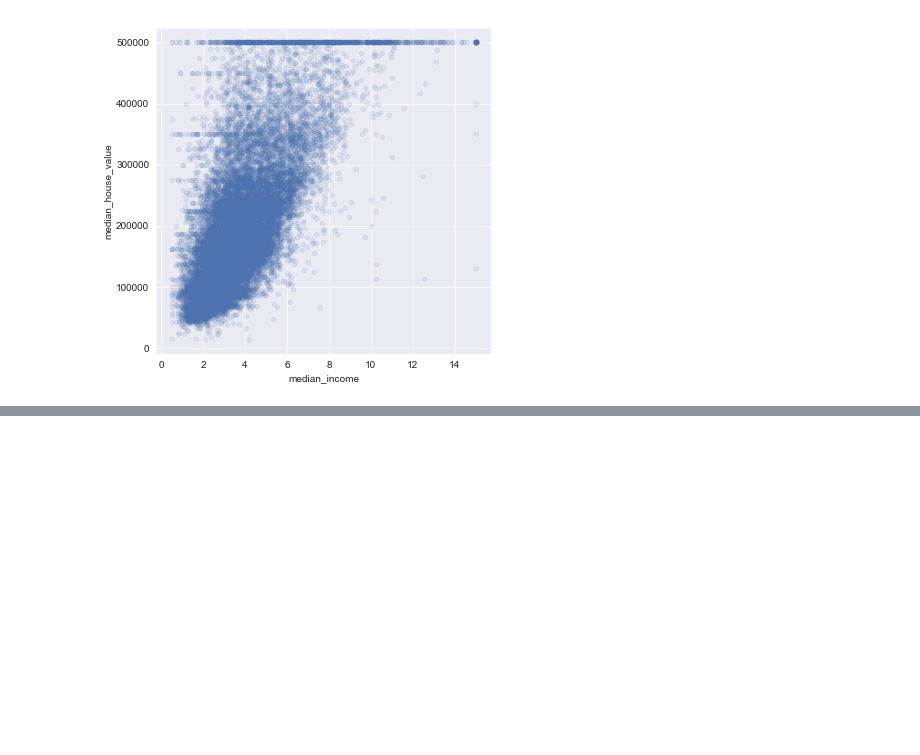
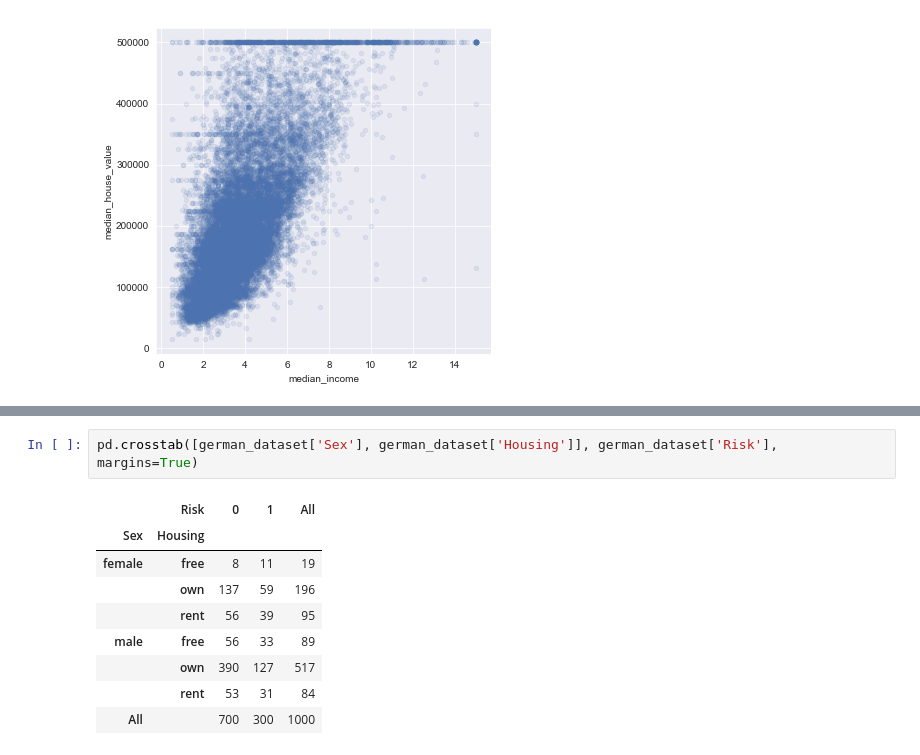
Before and after one commit to jbaeckn/machine-learning-notes, a Jupyter notebook: statistics/190320_machine_learning_statistics.ipynb, the cells around one changed output, grey strips where cells are left out. Drawn from its saved outputs; the diff is of its cells as text; blank space fills up the shorter version.

```diff
--- a/statistics/190320_machine_learning_statistics.ipynb
+++ b/statistics/190320_machine_learning_statistics.ipynb
@@ -349,0 +361,12 @@ housing_data.plot(kind='scatter', x='median_income', y='median_house_value', alp
+# %%
+pd.crosstab([german_dataset['Sex'], german_dataset['Housing']], german_dataset['Risk'], margins=True)
+# %% [output]
+|  | Risk | 0 | 1 | All |
+| Sex | Housing |  |  |  |
+| female | free | 8 | 11 | 19 |
+|  | own | 137 | 59 | 196 |
+|  | rent | 56 | 39 | 95 |
+| male | free | 56 | 33 | 89 |
+|  | own | 390 | 127 | 517 |
+|  | rent | 53 | 31 | 84 |
+| All |  | 700 | 300 | 1000 |
```
Also changed, not shown: parts of 5 cells of this notebook, 5 other files.
